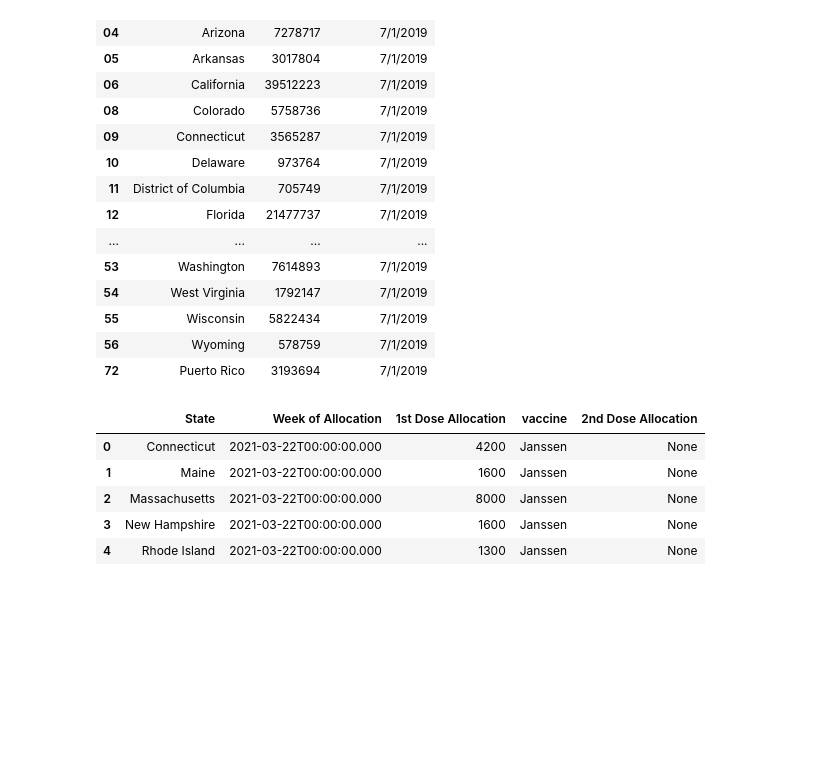
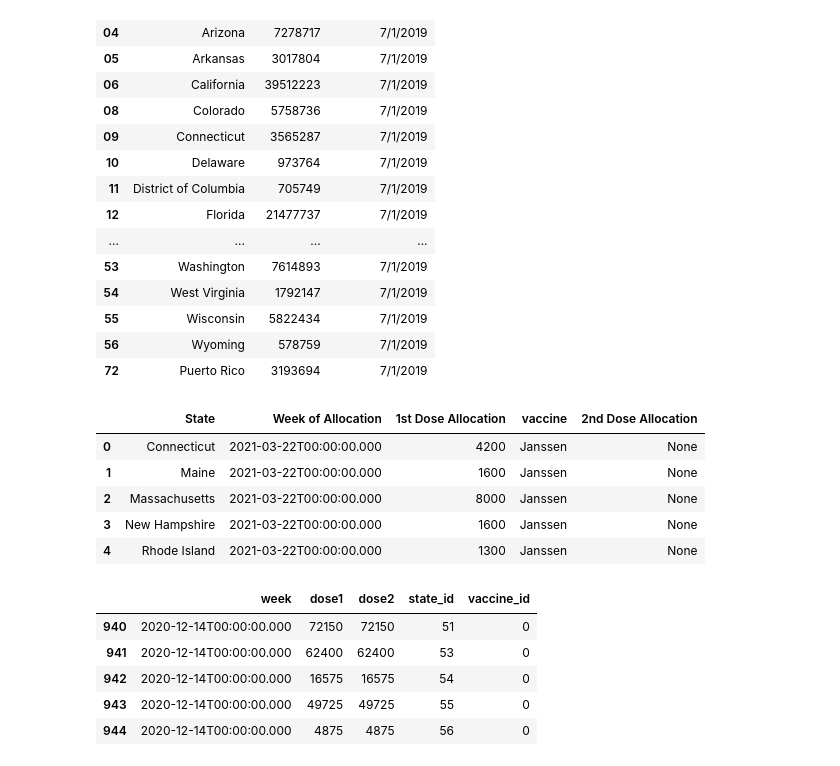
Before and after one commit to millerbrook/ETL-Project, a Jupyter notebook: covid19_vaccine_allocation.ipynb, the cells around one changed output. Drawn from its saved outputs; the diff is of its cells as text; code cells hidden in the pictures; blank space fills up the shorter version.

```diff
--- a/covid19_vaccine_allocation.ipynb
+++ b/covid19_vaccine_allocation.ipynb
@@ -192,3 +192,26 @@ allocation_df.head()
 | 2 | Massachusetts | 2021-03-22T00:00:00.000 | 8000 | Janssen | None |
 | 3 | New Hampshire | 2021-03-22T00:00:00.000 | 1600 | Janssen | None |
 | 4 | Rhode Island | 2021-03-22T00:00:00.000 | 1300 | Janssen | None |
+# %%
+df = state_df.reset_index()
+df = df.set_index('state')
+allocation_df = allocation_df.join(df, on='State', rsuffix='_state')
+
+df = vaccine_df.reset_index()
+df = vaccine_df.set_index('vaccine')
+allocation_df = allocation_df.join(df, on='vaccine', rsuffix='_vaccine')
+allocation_df = allocation_df.rename(columns={'Week of Allocation':'week'
+                                              ,'1st Dose Allocation':'dose1'
+                                              ,'2nd Dose Allocation':'dose2'
+                                             ,'id':'state_id'
+                                             ,'id_vaccine':'vaccine_id'})
+
+allocation_df = allocation_df[['week','dose1','dose2','state_id','vaccine_id']]
+allocation_df.tail()
+# %% [output]
+|  | week | dose1 | dose2 | state_id | vaccine_id |
+| 940 | 2020-12-14T00:00:00.000 | 72150 | 72150 | 51 | 0 |
+| 941 | 2020-12-14T00:00:00.000 | 62400 | 62400 | 53 | 0 |
+| 942 | 2020-12-14T00:00:00.000 | 16575 | 16575 | 54 | 0 |
+| 943 | 2020-12-14T00:00:00.000 | 49725 | 49725 | 55 | 0 |
+| 944 | 2020-12-14T00:00:00.000 | 4875 | 4875 | 56 | 0 |
```
Also changed, not shown: parts of 1 cell of this notebook, 1 other file.
